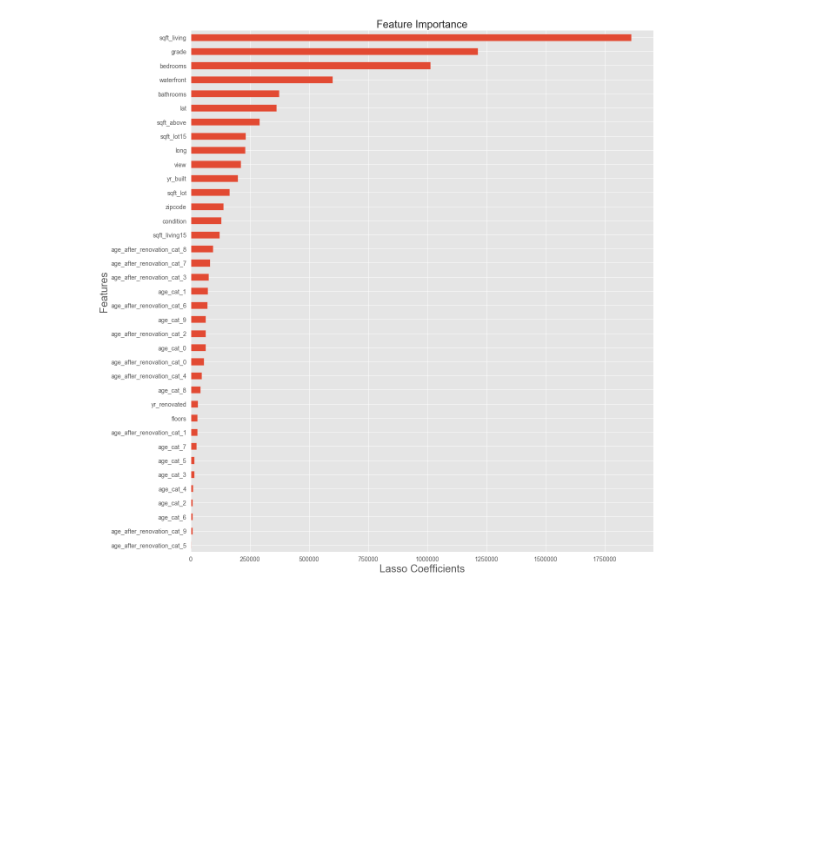
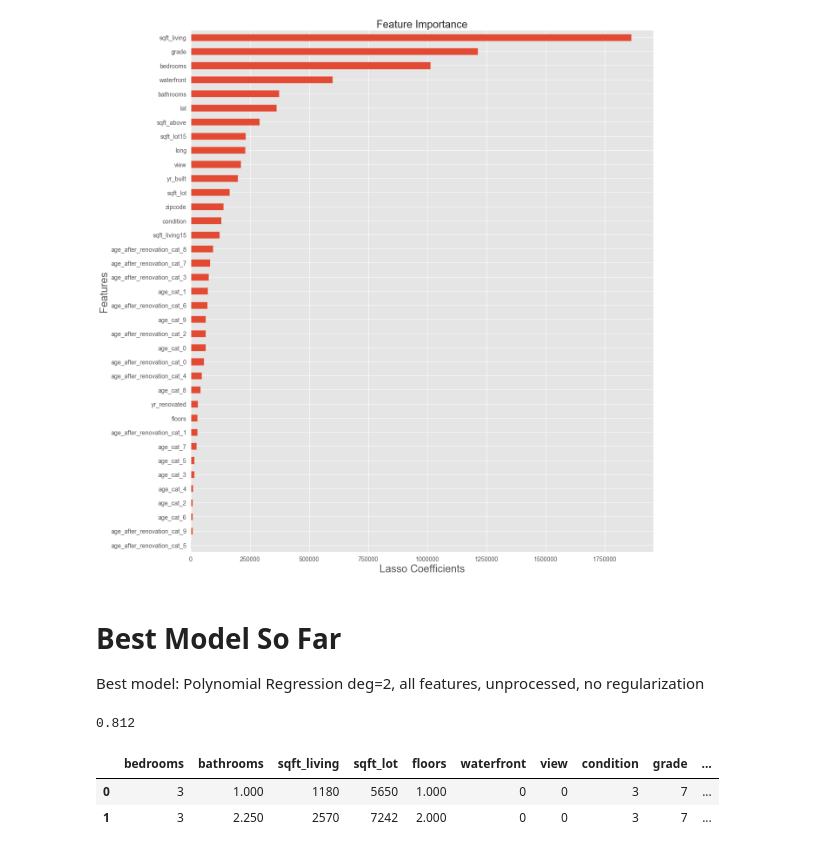
Before and after one commit to bhishanpdl/Project_House_Price_Prediction, a Jupyter notebook: notebooks/c01_regression_modelling_linear_and_polynomial_sklearn.ipynb, the cells around one changed output. Saved outputs shown, nothing was run; the diff lists cells and outputs as text; code cells hidden in the pictures; blank space fills up the shorter version.

```diff
--- a/notebooks/c01_regression_modelling_linear_and_polynomial_sklearn.ipynb
+++ b/notebooks/c01_regression_modelling_linear_and_polynomial_sklearn.ipynb
@@ -1161,3 +1239,42 @@ plt.tight_layout()
 plt.show()
 # %% [output]
 [figure]
+# %% [markdown]
+# Best Model So Far
+
+Best model: Polynomial Regression	deg=2, all features, unprocessed, no regularization
+# %%
+features = features_raw_all
+target = ['price']
+
+df = df_raw[features+target]
+
+
+polyfeat = PolynomialFeatures(degree=2)
+
+X = polyfeat.fit_transform(df[features])
+
+Xtrain = polyfeat.fit_transform(train[features])
+Xtest = polyfeat.fit_transform(test[features])
+
+y = df[target].values.reshape(-1,1)
+ytrain = train[target].values.reshape(-1,1)
+ytest = test[target].values.reshape(-1,1)
+
+
+model = linear_model.LinearRegression(n_jobs=-1)
+
+rmse, r2_train, ar2_train, r2_test, ar2_test, cv = \
+    multiple_linear_regression(model,X,y, Xtrain, ytrain, Xtest,ytest)
+
+row = df_eval.shape[0]
+
+print(ar2_test)
+# %% [output]
+0.812
+# %%
+df.head(2)
+# %% [output]
+|  | bedrooms | bathrooms | sqft_living | sqft_lot | floors | waterfront | view | condition | grade | ... |
+| 0 | 3 | 1.000 | 1180 | 5650 | 1.000 | 0 | 0 | 3 | 7 | ... |
+| 1 | 3 | 2.250 | 2570 | 7242 | 2.000 | 0 | 0 | 3 | 7 | ... |
```
Also changed, not shown: parts of 27 cells of this notebook, 1 other file.
